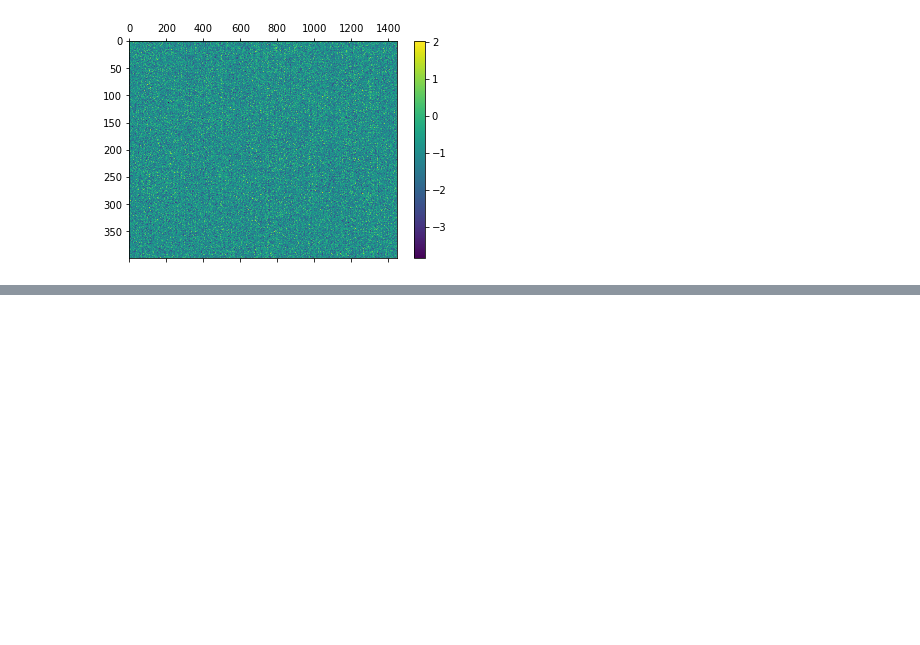
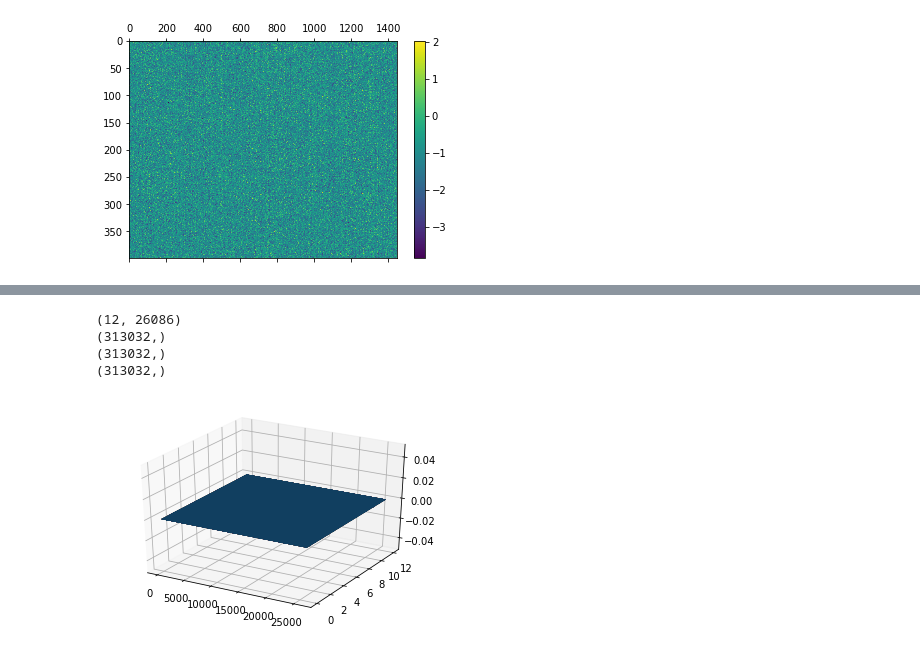
Before and after one commit to CCS-voidBird/PhD_Notebook, a Jupyter notebook: Code/DownStream_Analysis_ML.ipynb, the cells around one changed output, grey strips where cells are left out. Drawn from its saved outputs; the diff is of its cells as text; code cells hidden in the pictures; blank space fills up the shorter version.

```diff
--- a/Code/DownStream_Analysis_ML.ipynb
+++ b/Code/DownStream_Analysis_ML.ipynb
@@ -259,0 +315,28 @@ MemoryError: Unable to allocate 36.0 GiB for an array with shape (34776, 139104)
+# %%
+from mpl_toolkits.mplot3d import Axes3D
+#plt.matshow(importance_matrix, aspect='auto',label=combo)
+
+def ploting(importance_matrix):
+    """create 3D bar chart for a 2D np array, bar height is the value of each element"""
+    fig = plt.figure()
+    ax = fig.add_subplot(111, projection='3d')
+    y = np.arange(importance_matrix.shape[0])
+    x = np.arange(importance_matrix.shape[1])
+    x, y = np.meshgrid(x, y)
+    x,y = x.ravel(), y.ravel()
+    z = importance_matrix
+    print(z.shape)
+    print(x.shape)
+    print(y.shape)
+    print(np.zeros_like(importance_matrix.ravel()).shape)
+    ps = [x, y, np.zeros_like(importance_matrix), 1, 1, z.ravel()]
+    ax.bar3d(x, y, np.zeros_like(importance_matrix.ravel()), 1, 1, z.ravel())
+    plt.show()
+
+ploting(importance_matrix)
+# %% [output]
+(12, 26086)
+(313032,)
+(313032,)
+(313032,)
+[figure, added]
```
Also changed, not shown: parts of 8 cells of this notebook, 2 other files.
